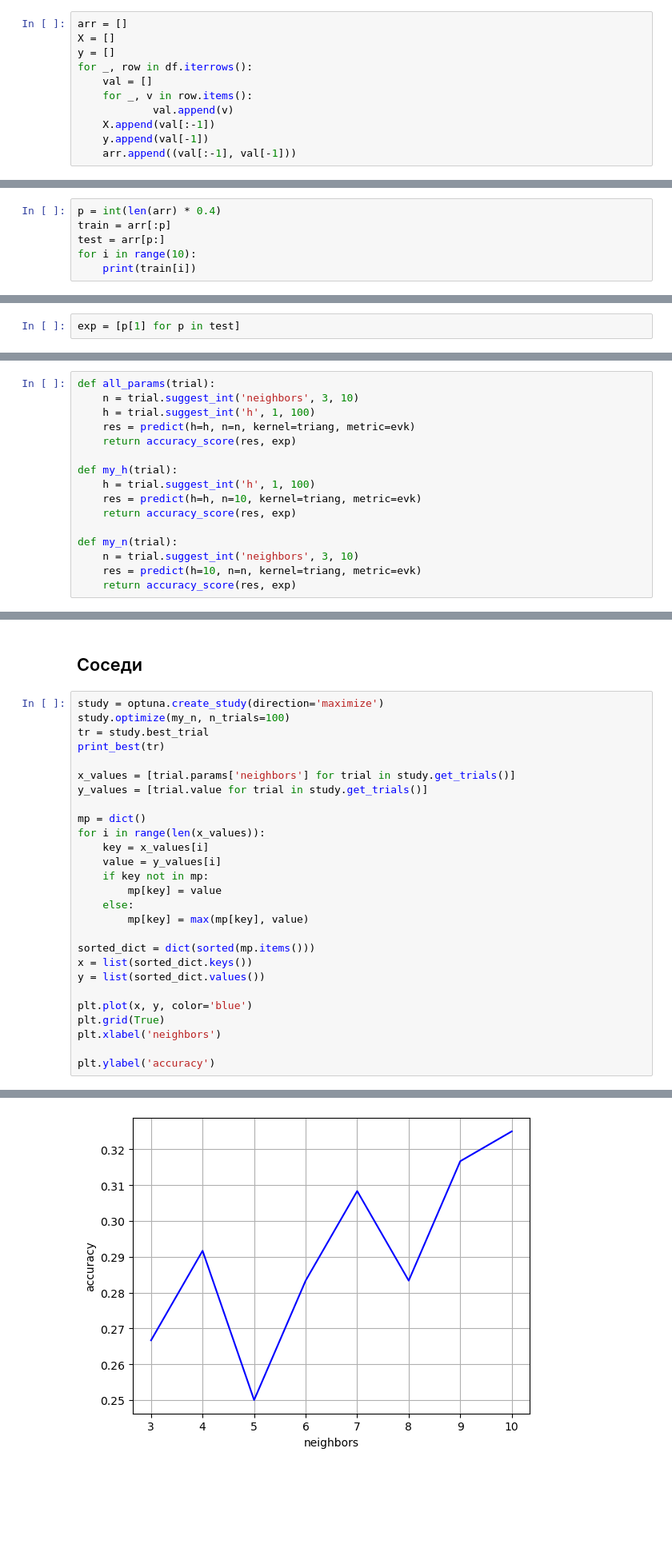
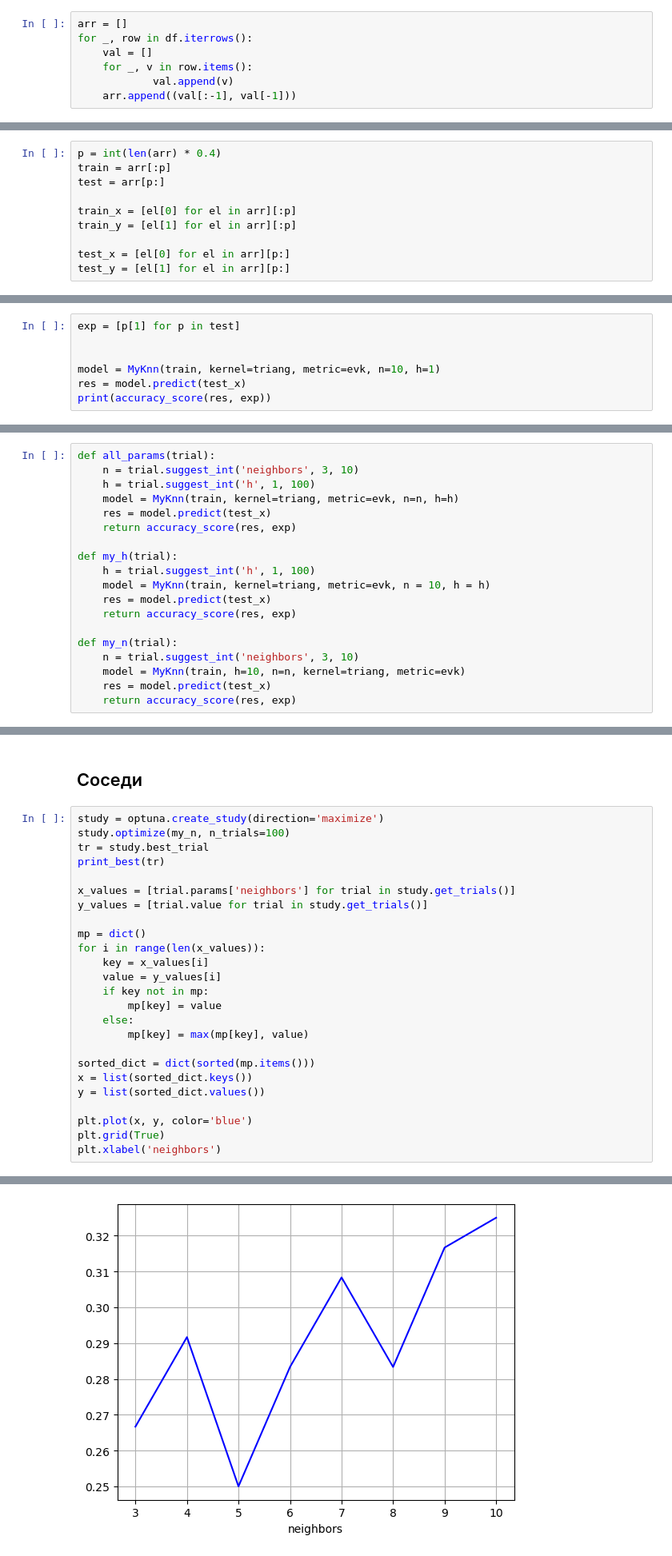
Before and after one commit to itmo-ml-lab-ML-course/lab1-knn-Sloveckin, a Jupyter notebook: main.ipynb, the cells around one changed output, grey strips where cells are left out. Shown: that part at 80% size. Drawn from its saved outputs; the diff is of its cells as text; blank space fills up the shorter version.

```diff
--- a/main.ipynb
+++ b/main.ipynb
@@ -227,14 +277,10 @@ def gaussian(u):
 kernels = [uniform, epan, triang, gaussian]
 # %%
 arr = []
-X = []
-y = []
 for _, row in df.iterrows():
     val = []
     for _, v in row.items():
             val.append(v)
-    X.append(val[:-1])
-    y.append(val[-1])
     arr.append((val[:-1], val[-1]))
 # %% [markdown]
 ## Train and test
@@ -242,5 +288,9 @@ for _, row in df.iterrows():
 p = int(len(arr) * 0.4)
 train = arr[:p]
 test = arr[p:]
-for i in range(10):
-    print(train[i])
+
+train_x = [el[0] for el in arr][:p]
+train_y = [el[1] for el in arr][:p]
+
+test_x = [el[0] for el in arr][p:]
+test_y = [el[1] for el in arr][p:]
@@ -297,2 +340,7 @@ def predict(n, kernel, metric, h=None, w=None):
 # %%
 exp = [p[1] for p in test]
+
+
+model = MyKnn(train, kernel=triang, metric=evk, n=10, h=1)
+res = model.predict(test_x)
+print(accuracy_score(res, exp))
@@ -300,17 +350,20 @@ exp = [p[1] for p in test]
 def all_params(trial):
     n = trial.suggest_int('neighbors', 3, 10)
     h = trial.suggest_int('h', 1, 100)
-    res = predict(h=h, n=n, kernel=triang, metric=evk)
+    model = MyKnn(train, kernel=triang, metric=evk, n=n, h=h)
+    res = model.predict(test_x)
     return accuracy_score(res, exp)
 
 def my_h(trial):
     h = trial.suggest_int('h', 1, 100)
-    res = predict(h=h, n=10, kernel=triang, metric=evk)
+    model = MyKnn(train, kernel=triang, metric=evk, n = 10, h = h)
+    res = model.predict(test_x)
     return accuracy_score(res, exp)
 
 def my_n(trial):
     n = trial.suggest_int('neighbors', 3, 10)
-    res = predict(h=10, n=n, kernel=triang, metric=evk)
+    model = MyKnn(train, h=10, n=n, kernel=triang, metric=evk)
+    res = model.predict(test_x)
     return accuracy_score(res, exp)
 # %% [markdown]
 ## Соседи и расстояние
@@ -386,6 +473,4 @@ y = list(sorted_dict.values())
 plt.plot(x, y, color='blue')
 plt.grid(True)
 plt.xlabel('neighbors')
-
-plt.ylabel('accuracy')
 # %% [output]
@@ -396,3 +498,3 @@ Text(0, 0.5, 'accuracy')
-[figure, old version]
+[figure, new version]
 # %%
 mp = dict()
```
Also changed, not shown: parts of 19 cells of this notebook.
